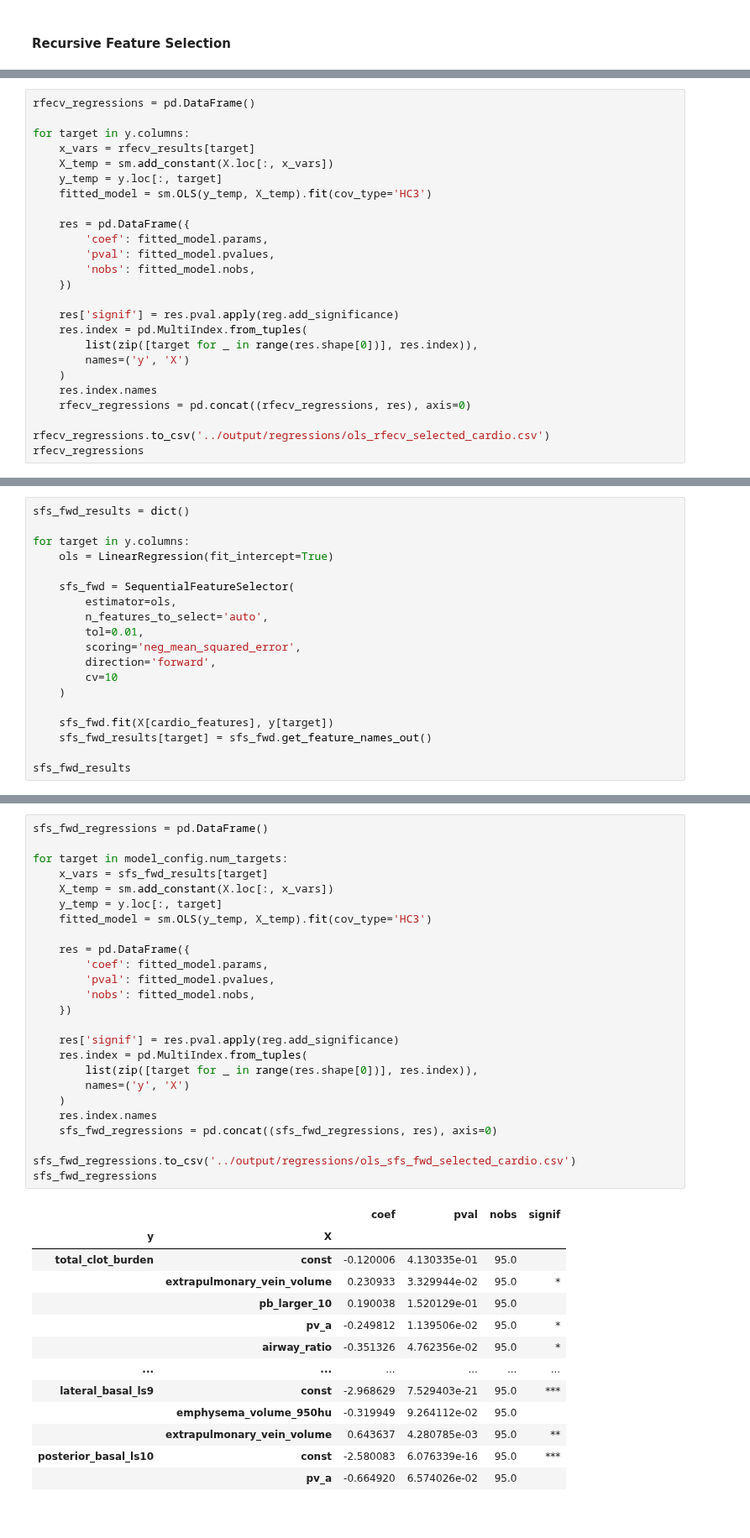
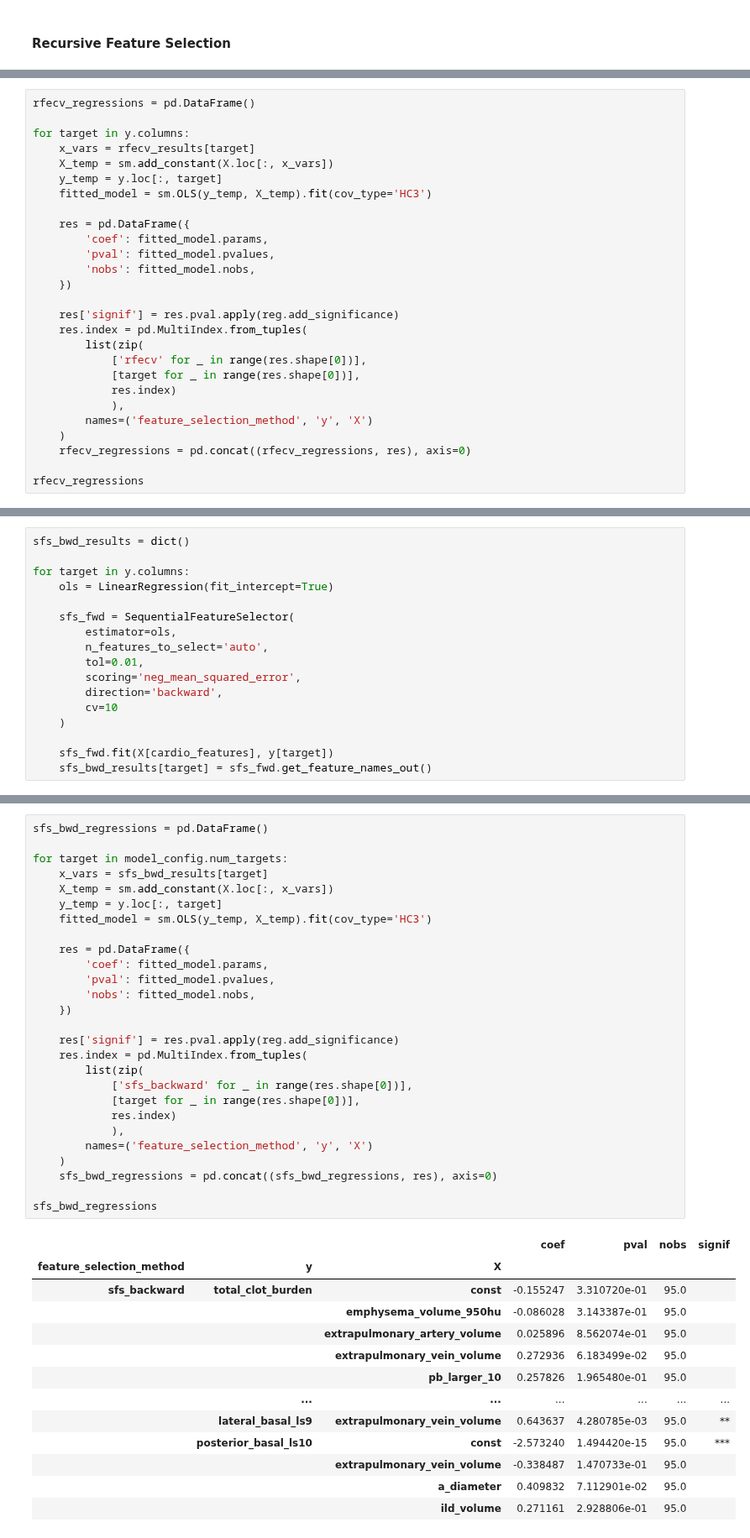
Before and after one commit to qaust/iCPET, a Jupyter notebook: src/ols.ipynb, the cells around one changed output, grey strips where cells are left out. Shown at 84% size. Cells and saved outputs as stored; diff of their text form.

```diff
--- a/src/ols.ipynb
+++ b/src/ols.ipynb
@@ -584,12 +569,14 @@ for target in y.columns:
 
 	res['signif'] = res.pval.apply(reg.add_significance)
 	res.index = pd.MultiIndex.from_tuples(
-		list(zip([target for _ in range(res.shape[0])], res.index)),
-		names=('y', 'X')
+		list(zip(
+            ['rfecv' for _ in range(res.shape[0])],
+            [target for _ in range(res.shape[0])],
+            res.index)
+            ),
+		names=('feature_selection_method', 'y', 'X')
 	)
-	res.index.names
 	rfecv_regressions = pd.concat((rfecv_regressions, res), axis=0)
 
-rfecv_regressions.to_csv('../output/regressions/ols_rfecv_selected_cardio.csv')
 rfecv_regressions
 # %% [output]
@@ -612,5 +599,5 @@ rfecv_regressions
 # %%
-sfs_fwd_results = dict()
+sfs_bwd_results = dict()
 
 for target in y.columns:
 	ols = LinearRegression(fit_intercept=True)
@@ -620,11 +607,9 @@ for target in y.columns:
 		n_features_to_select='auto',
 		tol=0.01,
 		scoring='neg_mean_squared_error',
-		direction='forward',
+		direction='backward',
 		cv=10
 	)
 
 	sfs_fwd.fit(X[cardio_features], y[target])
-	sfs_fwd_results[target] = sfs_fwd.get_feature_names_out()
-
-sfs_fwd_results
+	sfs_bwd_results[target] = sfs_fwd.get_feature_names_out()
@@ -649,39 +616,41 @@ sfs_fwd_results
 # %%
-sfs_fwd_regressions = pd.DataFrame()
+sfs_bwd_regressions = pd.DataFrame()
 
 for target in model_config.num_targets:
-	x_vars = sfs_fwd_results[target]
+	x_vars = sfs_bwd_results[target]
 	X_temp = sm.add_constant(X.loc[:, x_vars])
 	y_temp = y.loc[:, target]
 	fitted_model = sm.OLS(y_temp, X_temp).fit(cov_type='HC3')
 
 	res = pd.DataFrame({
 		'coef': fitted_model.params,
 		'pval': fitted_model.pvalues,
 		'nobs': fitted_model.nobs,
 	})
 
 	res['signif'] = res.pval.apply(reg.add_significance)
 	res.index = pd.MultiIndex.from_tuples(
-		list(zip([target for _ in range(res.shape[0])], res.index)),
-		names=('y', 'X')
+		list(zip(
+            ['sfs_backward' for _ in range(res.shape[0])],
+            [target for _ in range(res.shape[0])],
+            res.index)
+            ),
+		names=('feature_selection_method', 'y', 'X')
 	)
-	res.index.names
-	sfs_fwd_regressions = pd.concat((sfs_fwd_regressions, res), axis=0)
+	sfs_bwd_regressions = pd.concat((sfs_bwd_regressions, res), axis=0)
 
-sfs_fwd_regressions.to_csv('../output/regressions/ols_sfs_fwd_selected_cardio.csv')
-sfs_fwd_regressions
+sfs_bwd_regressions
 # %% [output]
-|  |  | coef | pval | nobs | signif |
-| y | X |  |  |  |  |
-| total_clot_burden | const | -0.120006 | 4.130335e-01 | 95.0 |  |
-|  | extrapulmonary_vein_volume | 0.230933 | 3.329944e-02 | 95.0 | * |
-|  | pb_larger_10 | 0.190038 | 1.520129e-01 | 95.0 |  |
-|  | pv_a | -0.249812 | 1.139506e-02 | 95.0 | * |
-|  | airway_ratio | -0.351326 | 4.762356e-02 | 95.0 | * |
-| ... | ... | ... | ... | ... | ... |
-| lateral_basal_ls9 | const | -2.968629 | 7.529403e-21 | 95.0 | *** |
-|  | emphysema_volume_950hu | -0.319949 | 9.264112e-02 | 95.0 |  |
-|  | extrapulmonary_vein_volume | 0.643637 | 4.280785e-03 | 95.0 | ** |
-| posterior_basal_ls10 | const | -2.580083 | 6.076339e-16 | 95.0 | *** |
-|  | pv_a | -0.664920 | 6.574026e-02 | 95.0 |  |
+|  |  |  | coef | pval | nobs | signif |
+| feature_selection_method | y | X |  |  |  |  |
+| sfs_backward | total_clot_burden | const | -0.155247 | 3.310720e-01 | 95.0 |  |
+|  |  | emphysema_volume_950hu | -0.086028 | 3.143387e-01 | 95.0 |  |
+|  |  | extrapulmonary_artery_volume | 0.025896 | 8.562074e-01 | 95.0 |  |
+|  |  | extrapulmonary_vein_volume | 0.272936 | 6.183499e-02 | 95.0 |  |
+|  |  | pb_larger_10 | 0.257826 | 1.965480e-01 | 95.0 |  |
+|  | ... | ... | ... | ... | ... | ... |
+|  | lateral_basal_ls9 | extrapulmonary_vein_volume | 0.643637 | 4.280785e-03 | 95.0 | ** |
+|  | posterior_basal_ls10 | const | -2.573240 | 1.494420e-15 | 95.0 | *** |
+|  |  | extrapulmonary_vein_volume | -0.338487 | 1.470733e-01 | 95.0 |  |
+|  |  | a_diameter | 0.409832 | 7.112901e-02 | 95.0 |  |
+|  |  | ild_volume | 0.271161 | 2.928806e-01 | 95.0 |  |
```
Also changed, not shown: parts of 27 cells of this notebook, 5 other files.
